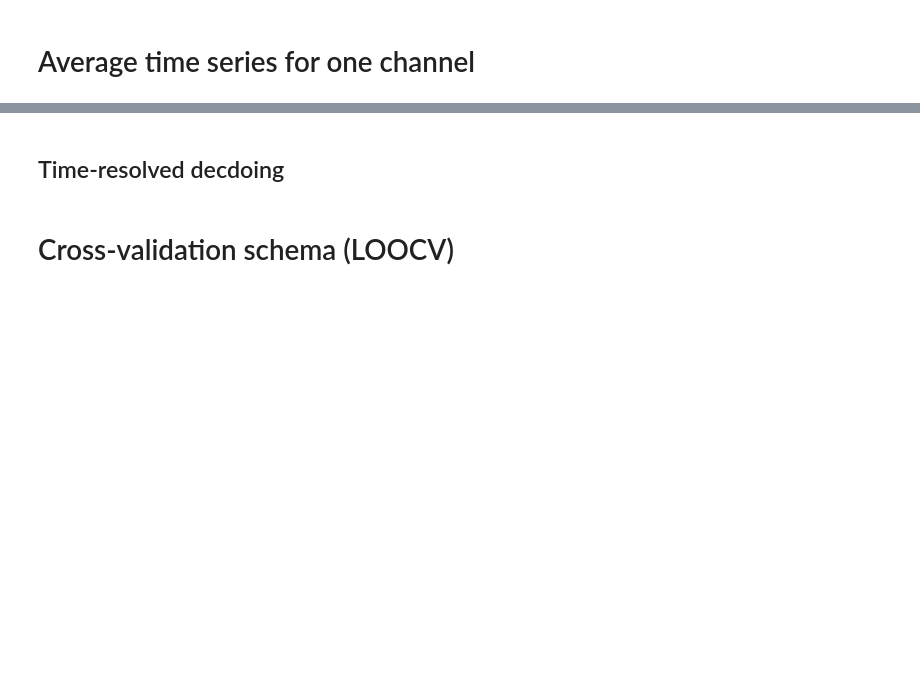
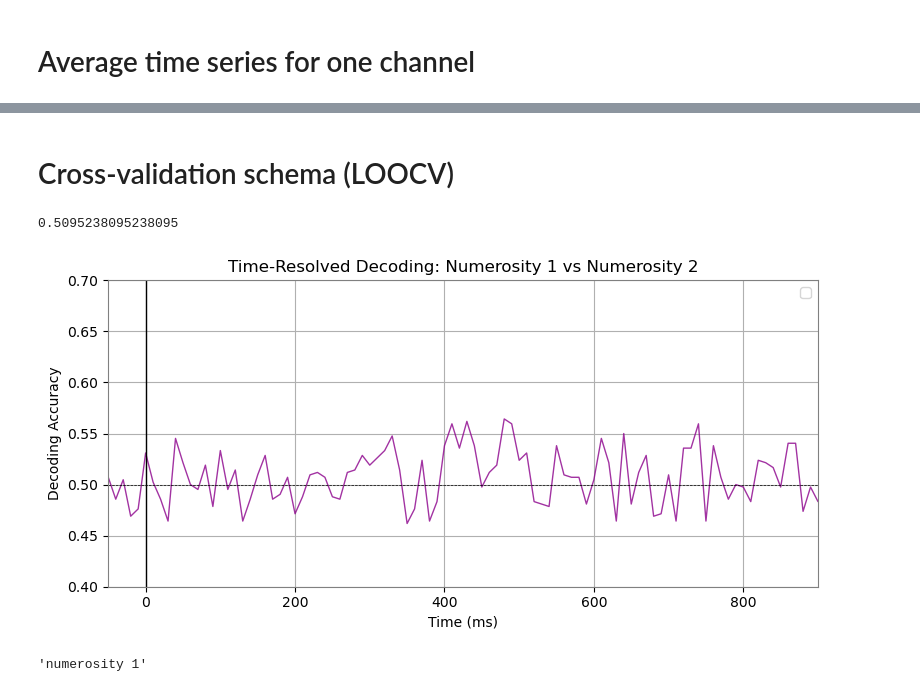
Before and after one commit to KazukiMaruo/2025_MINT, a Jupyter notebook: code/1st-level/2_decoding.ipynb, the cells around one changed output, grey strips where cells are left out. Saved outputs shown, nothing was run; the diff lists cells and outputs as text; code cells hidden in the pictures; blank space fills up the shorter version.

```diff
--- a/code/1st-level/2_decoding.ipynb
+++ b/code/1st-level/2_decoding.ipynb
@@ -90,2 +123,0 @@ for sub_loop in folders_sorted:
-# %% [markdown]
-## Time-resolved decdoing
@@ -157,0 +217,32 @@ n_splits = 7 # searate the data
+# %%
+avg_decoding_accuracy[0] ['numerosity 1', 'numerosity 3']
+# %% [output]
+0.5095238095238095
+# %%
+# Plot time-resolved decoding accuracy
+# Figure
+time_vector = np.arange(min_time, max_time+2, 2*window_size)
+
+plt.figure(figsize=(8, 4))
+plt.plot(time_vector, avg_decoding_accuracy, color='darkmagenta', alpha = 0.8, linewidth=1)
+plt.axhline(0.5, color='black', linestyle='--', linewidth=0.5)  # 50% chance line
+plt.axvline(0, color='black', linestyle='-', linewidth=1)  # Add a vertical line at t=0
+plt.xlabel("Time (ms)")
+plt.ylabel("Decoding Accuracy")
+plt.title("Time-Resolved Decoding: Numerosity 1 vs Numerosity 2")
+plt.legend()
+
+plt.xlim(-50, 900)  # Set x-axis limits
+plt.ylim(0.4, 0.7)  # Set x-axis limits
+
+# Set the box line color to gray
+ax = plt.gca()
+ax.spines['top'].set_color('gray')
+ax.spines['right'].set_color('gray')
+ax.spines['bottom'].set_color('gray')
+ax.spines['left'].set_color('gray')
+plt.grid()
+plt.tight_layout()
+plt.show()
+# %% [output]
+[figure, added]
@@ -157,0 +251,4 @@ n_splits = 7 # searate the data
+# %%
+conditions[0]
+# %% [output]
+'numerosity 1'
```
Also changed, not shown: parts of 8 cells of this notebook.
